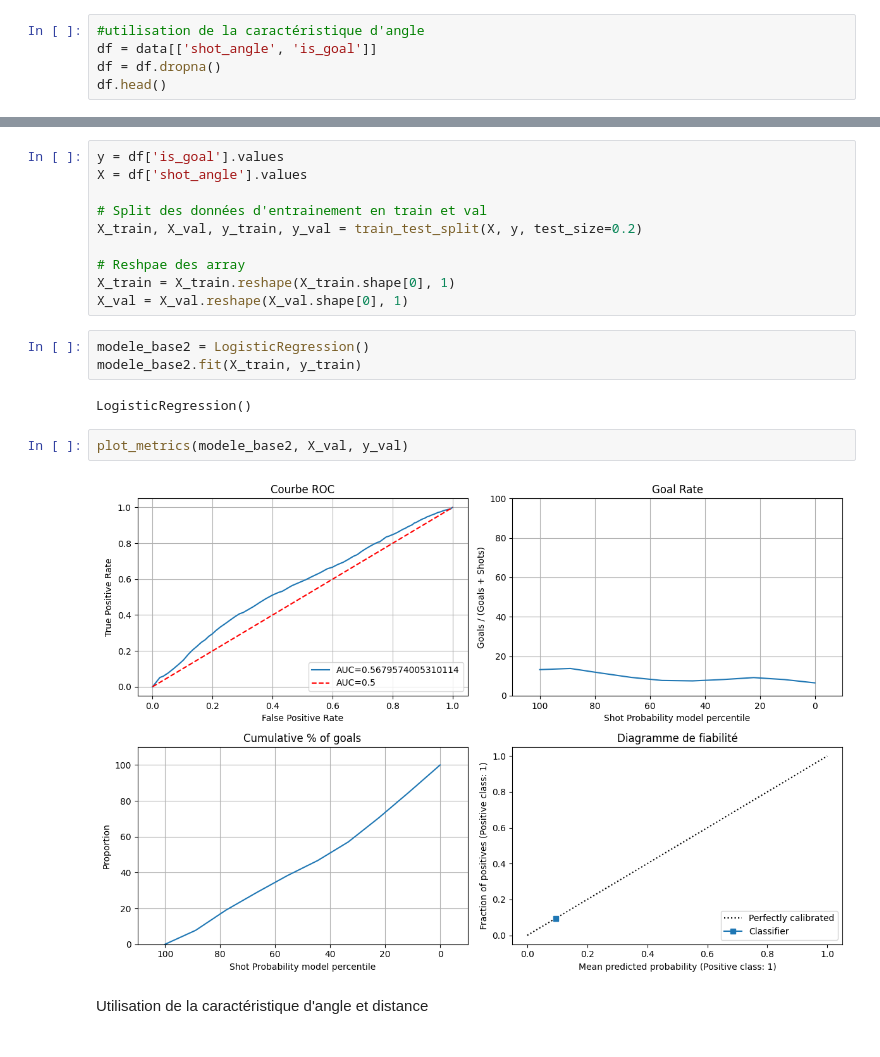
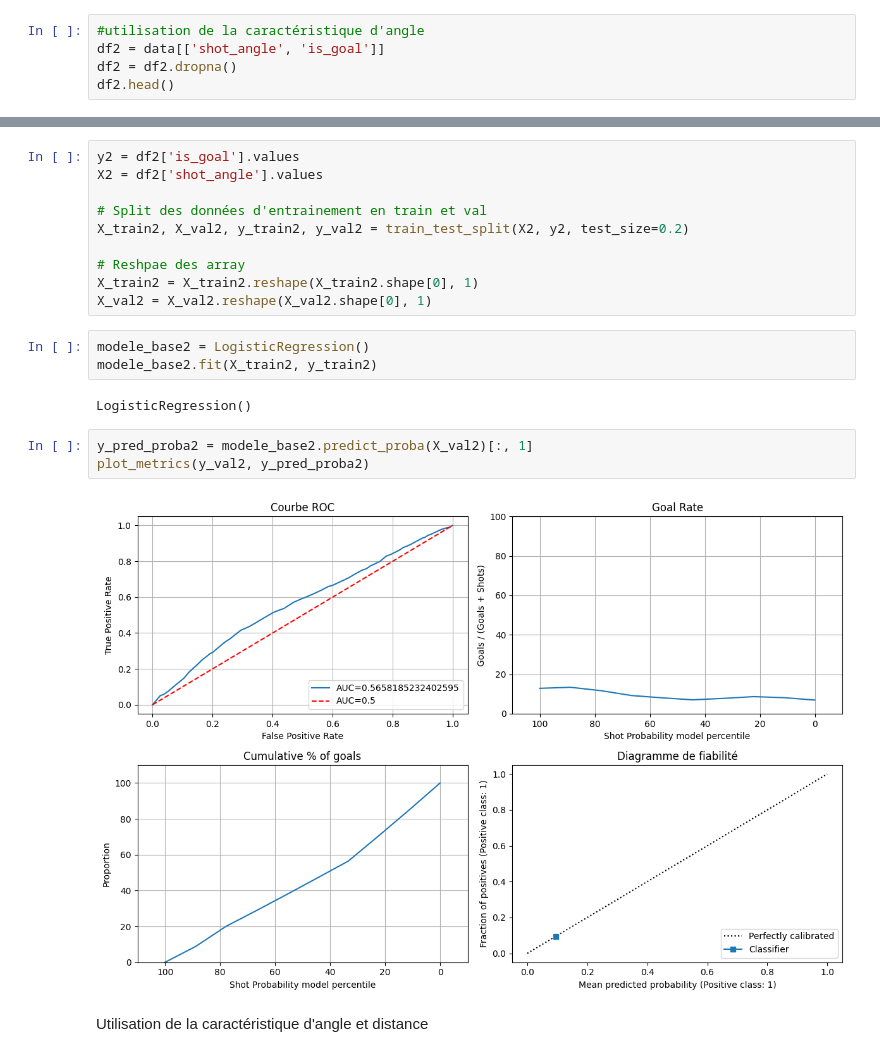
Before and after one commit to MkYacine/IFT6758-Projet, a Jupyter notebook: notebooks/modele_base.ipynb, the cells around one changed output, grey strips where cells are left out. Cells and saved outputs as stored; diff of their text form.

```diff
--- a/notebooks/modele_base.ipynb
+++ b/notebooks/modele_base.ipynb
@@ -207,9 +207,9 @@ plot_metrics(modele_base, X_val, y_val)
 Utilisation de la caractéristique d'angle uniquement
 # %%
 #utilisation de la caractéristique d'angle
-df = data[['shot_angle', 'is_goal']]
-df = df.dropna()
-df.head()
+df2 = data[['shot_angle', 'is_goal']]
+df2 = df2.dropna()
+df2.head()
 # %% [output]
 |  | shot_angle | is_goal |
 | 0 | 23.0 | 0 |
@@ -218,24 +218,25 @@ df.head()
 | 3 | 15.0 | 0 |
 | 4 | 27.0 | 0 |
 # %%
-y = df['is_goal'].values
-X = df['shot_angle'].values
+y2 = df2['is_goal'].values
+X2 = df2['shot_angle'].values
 
 # Split des données d'entrainement en train et val
-X_train, X_val, y_train, y_val = train_test_split(X, y, test_size=0.2)
+X_train2, X_val2, y_train2, y_val2 = train_test_split(X2, y2, test_size=0.2)
 
 # Reshpae des array
-X_train = X_train.reshape(X_train.shape[0], 1)
-X_val = X_val.reshape(X_val.shape[0], 1)
+X_train2 = X_train2.reshape(X_train2.shape[0], 1)
+X_val2 = X_val2.reshape(X_val2.shape[0], 1)
 # %%
 modele_base2 = LogisticRegression()
-modele_base2.fit(X_train, y_train)
+modele_base2.fit(X_train2, y_train2)
 # %% [output]
 LogisticRegression()
-# %%
-plot_metrics(modele_base2, X_val, y_val)
-# %% [output]
-[figure, removed]
+# %%
+y_pred_proba2 = modele_base2.predict_proba(X_val2)[:, 1]
+plot_metrics(y_val2, y_pred_proba2)
+# %% [output]
+[figure, added]
 # %% [markdown]
 Utilisation de la caractéristique d'angle et distance
 # %%
```
Also changed, not shown: parts of 28 cells of this notebook, 3 other files.
